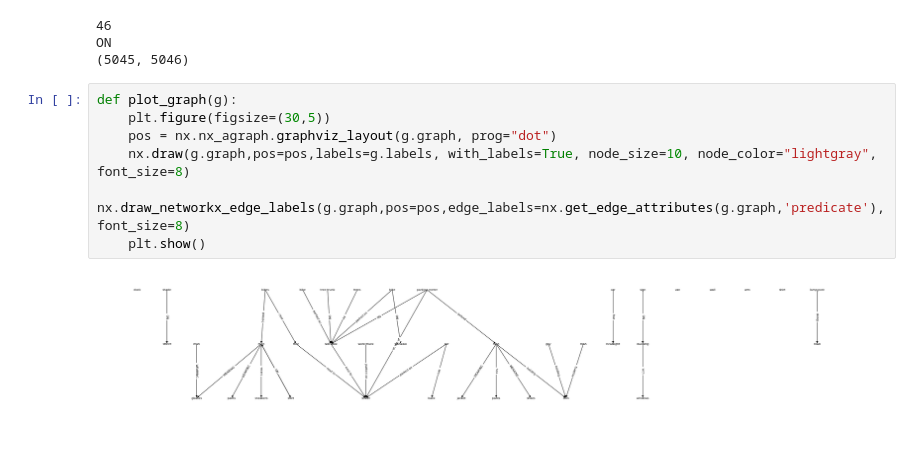
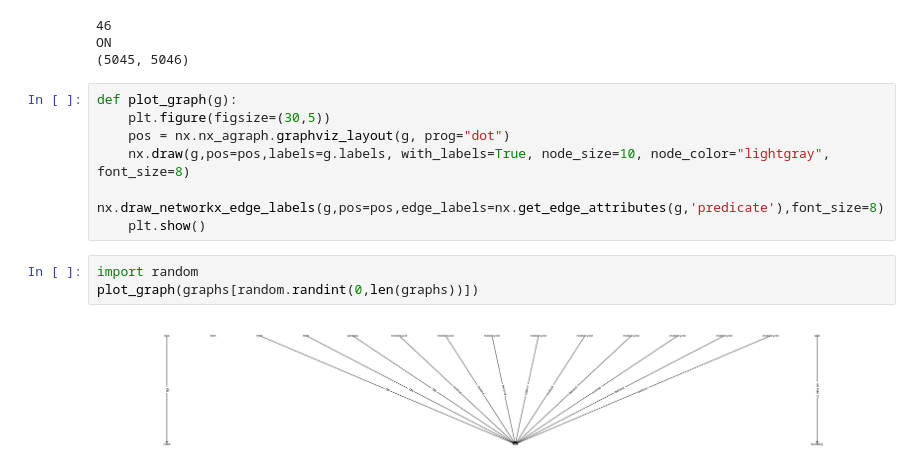
Before and after one commit to roberthoenig/GraphCLIP, a Jupyter notebook: build_graphs_from_visualgenome.ipynb, the cells around one changed output. Cells and saved outputs as stored; diff of their text form; blank space fills up the shorter version.

```diff
--- a/build_graphs_from_visualgenome.ipynb
+++ b/build_graphs_from_visualgenome.ipynb
@@ -40,9 +40,12 @@ ON
 # %%
 def plot_graph(g):
     plt.figure(figsize=(30,5))
-    pos = nx.nx_agraph.graphviz_layout(g.graph, prog="dot")
-    nx.draw(g.graph,pos=pos,labels=g.labels, with_labels=True, node_size=10, node_color="lightgray", font_size=8)
-    nx.draw_networkx_edge_labels(g.graph,pos=pos,edge_labels=nx.get_edge_attributes(g.graph,'predicate'),font_size=8)
+    pos = nx.nx_agraph.graphviz_layout(g, prog="dot")
+    nx.draw(g,pos=pos,labels=g.labels, with_labels=True, node_size=10, node_color="lightgray", font_size=8)
+    nx.draw_networkx_edge_labels(g,pos=pos,edge_labels=nx.get_edge_attributes(g,'predicate'),font_size=8)
     plt.show()
-# %% [output]
-[figure, removed]
+# %%
+import random
+plot_graph(graphs[random.randint(0,len(graphs))])
+# %% [output]
+[figure, added]
```
